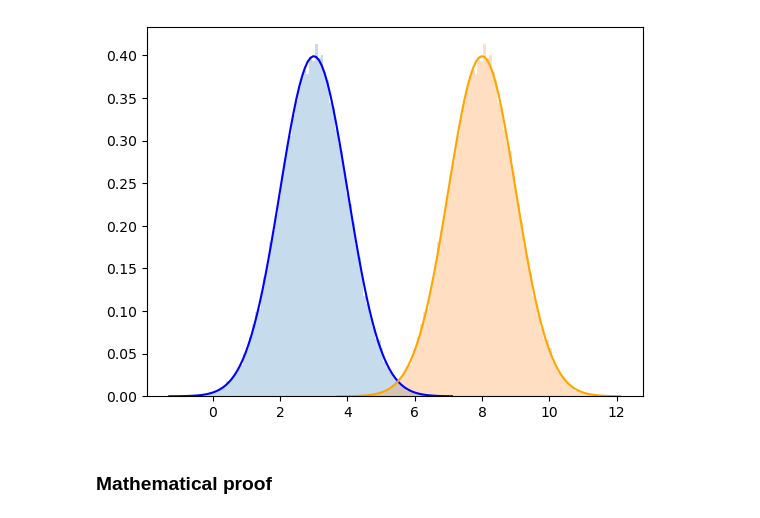
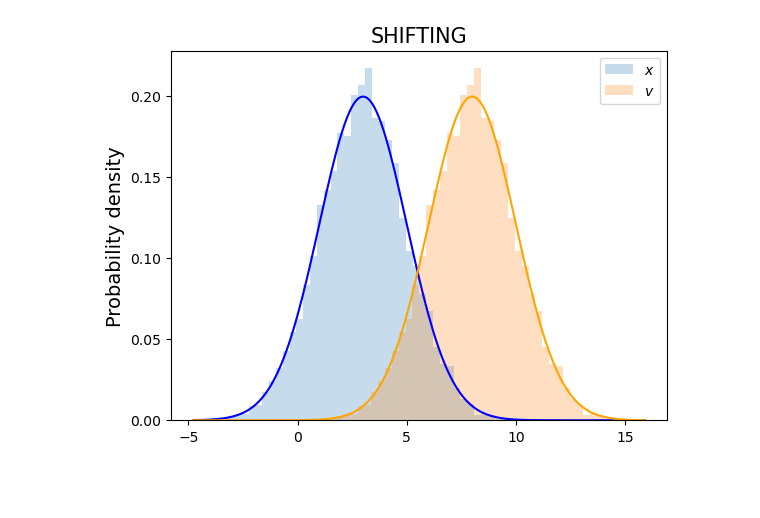
Before and after one commit to PessoaP/blog, a Jupyter notebook: Normal/normal2.ipynb, the cells around one changed output. Saved outputs shown, nothing was run; the diff lists cells and outputs as text; code cells hidden in the pictures; blank space fills up the shorter version.

Commit message:
draft of normal2

```diff
--- a/Normal/normal2.ipynb
+++ b/Normal/normal2.ipynb
@@ -8,24 +39,26 @@ In wide range of statistical analyses  data is assumed to follow a normal distri
 # %%
 import numpy as np
 mu = 3
-sig = 1
-x = np.random.normal(mu,sig,size=100000)
+sig = 2
+x = np.random.normal(mu,sig,size=10000)
 
 alpha = 5
-y = x + alpha #Shifting by alpha
+v = x + alpha #Shifting by alpha
 # %%
 from matplotlib import pyplot as plt
 
 gaussian = lambda x,mu,sig: np.exp(-((x-mu)/sig)**2/2)/(np.sqrt(2*np.pi)*sig)
-grid = lambda x: np.linspace(x.min(),x.max(),101)
+grid = np.linspace(x.min(),v.max(),201)
 
-plt.hist(x,bins=99,density=True,alpha=.25)
-plt.plot(grid(x),gaussian(grid(x),mu,sig),color='b')
+plt.hist(x,bins=50,density=True,alpha=.25,label=r'$x$')
+plt.plot(grid,gaussian(grid,mu,sig),color='blue')
 
-plt.hist(y,bins=99,density=True,alpha=.25)
-plt.plot(grid(y),gaussian(grid(y),mu+alpha,sig),color='orange')
+plt.hist(v,bins=50,density=True,alpha=.25,label=r'$v$')
+plt.plot(grid,gaussian(grid,mu+alpha,sig),color='orange')
+
+plt.ylabel('Probability density',fontsize=14)
+plt.title('SHIFTING',fontsize=15)
+plt.legend()
 plt.show()
 # %% [output]
-[figure, old version]
+[figure, new version]
-# %% [markdown]
-### Mathematical proof
```
Also changed, not shown: parts of 19 cells of this notebook.
